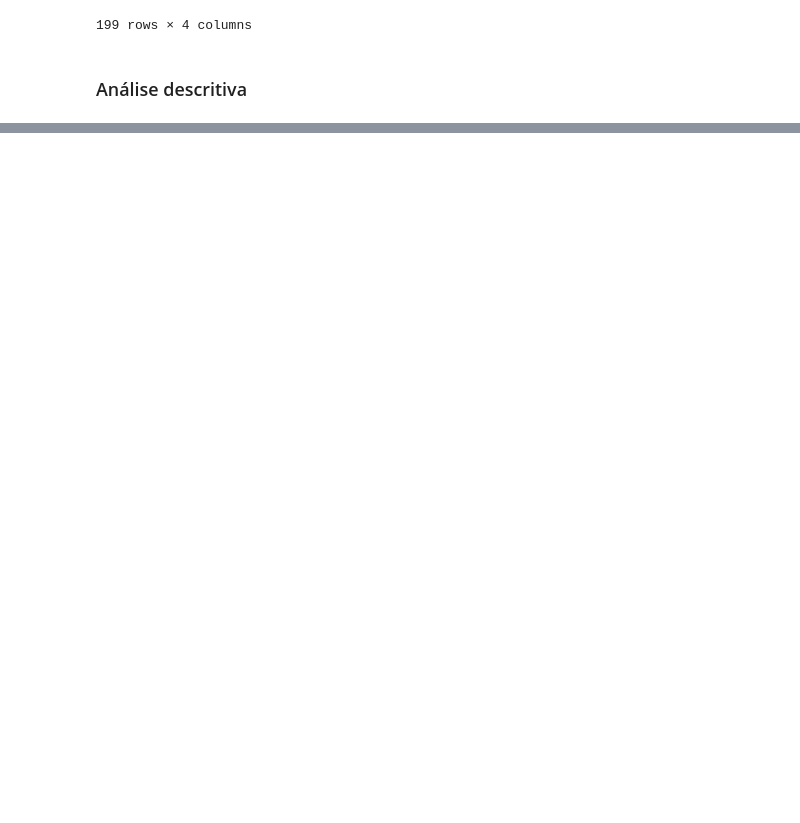
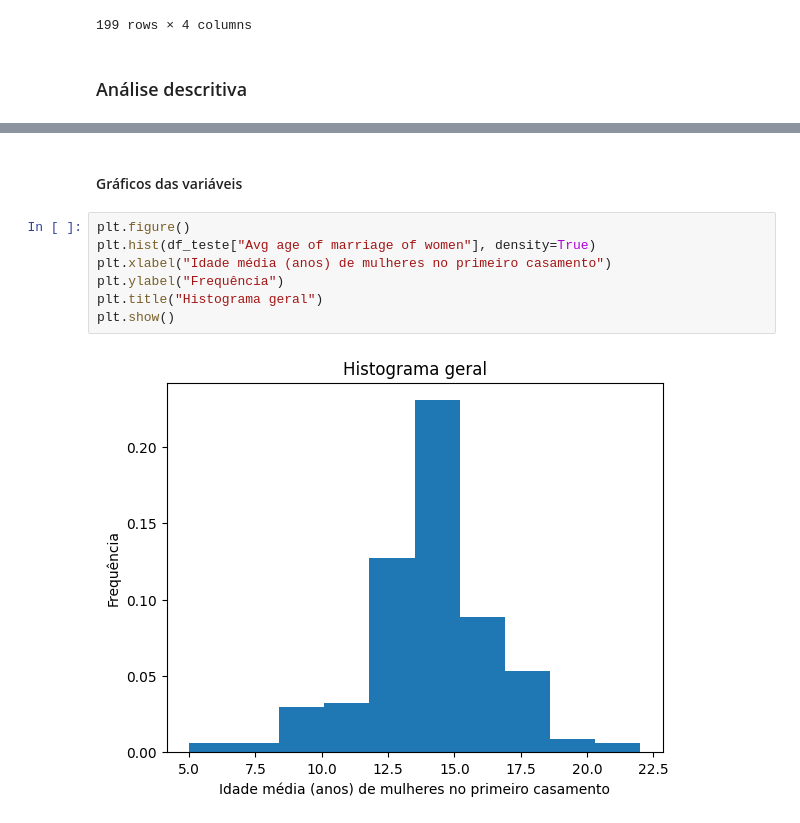
Before and after one commit to gabriel-nbr/MCI, a Jupyter notebook: Trabalho1.ipynb, the cells around one changed output, grey strips where cells are left out. Cells and saved outputs as stored; diff of their text form; blank space fills up the shorter version.

```diff
--- a/Trabalho1.ipynb
+++ b/Trabalho1.ipynb
@@ -163,0 +230,11 @@ df_teste
+# %% [markdown]
+#### Gráficos das variáveis
+# %%
+plt.figure()
+plt.hist(df_teste["Avg age of marriage of women"], density=True)
+plt.xlabel("Idade média (anos) de mulheres no primeiro casamento")
+plt.ylabel("Frequência")
+plt.title("Histograma geral")
+plt.show()
+# %% [output]
+[figure, added]
```
Also changed, not shown: parts of 10 cells of this notebook.
